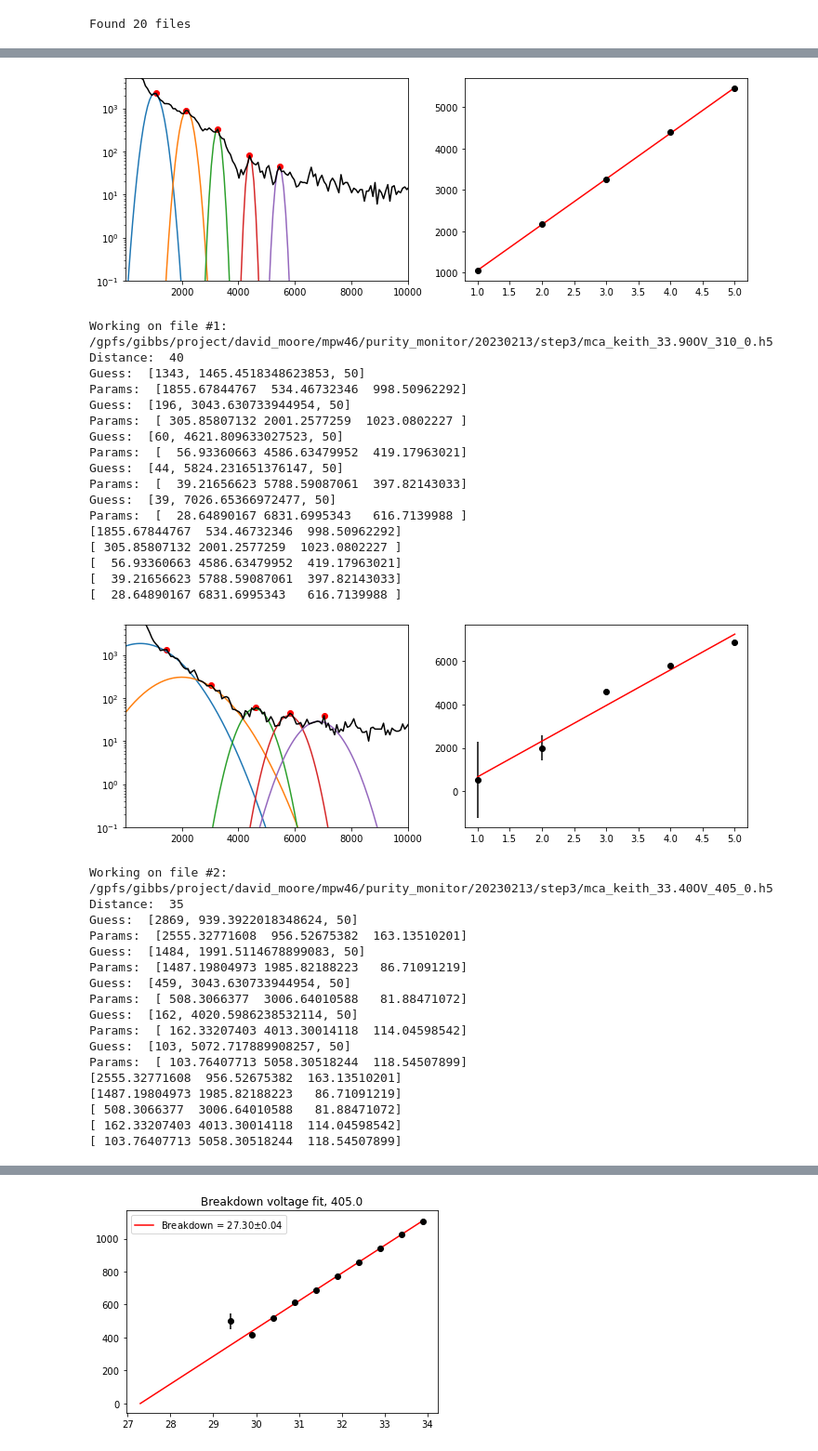
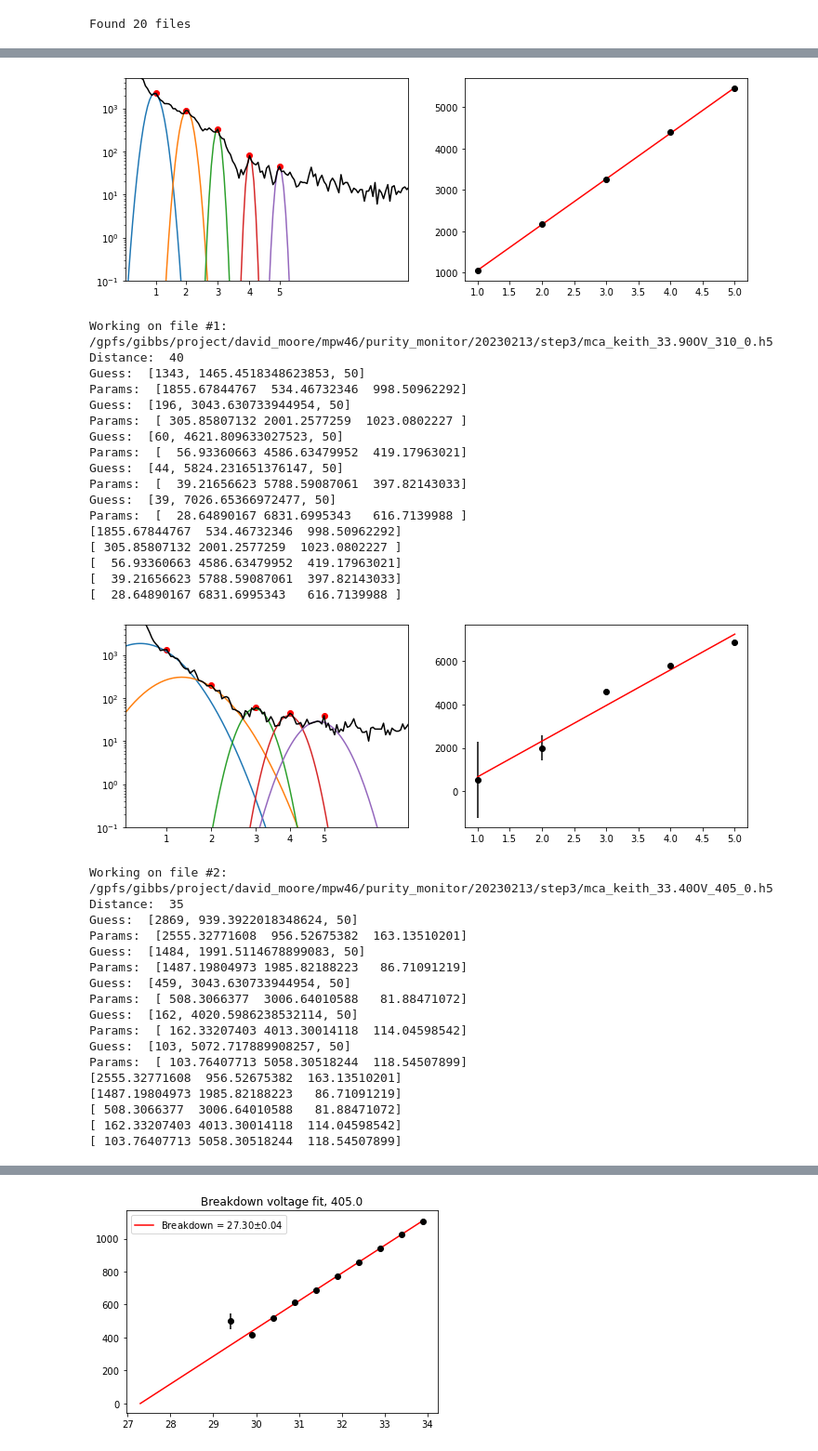
Before and after one commit to Moore-Lab/purity-monitor-analysis, a Jupyter notebook: SiPMAnalysis/Gain_fits.ipynb, the cells around one changed output, grey strips where cells are left out. Shown at 93% size. Cells and saved outputs as stored; diff of their text form; code cells hidden in the pictures.

```diff
--- a/SiPMAnalysis/Gain_fits.ipynb
+++ b/SiPMAnalysis/Gain_fits.ipynb
@@ -46,6 +46,8 @@ def find_peaks_and_fit(x_data, y_data, voltage, min_distance=20, max_peaks=5, mi
     peak_params = [] # parameters to plot the gaussian
     peak_number = 1 # corresponds to single photoelectron peak
     peaks = [] # list of where all the peaks are that are used in the fits
+    xtick_location = [] # list of locations of peaks for plotting
+
     for peak in peaks_index:
         if peak_number > max_peaks: # stopping the loop after we have reached the max number of peaks
             break
@@ -83,13 +85,14 @@ def find_peaks_and_fit(x_data, y_data, voltage, min_distance=20, max_peaks=5, mi
             print('fit failed')
             peak_params.append(initial_guess)
             gain_info.append([peak, mean_guess, np.nan])
+        xtick_location.append(x_data[peak])
 #             xx = np.linspace( x_data[peak] - 2*standard_deviation_guess, x_data[peak] + 2*standard_deviation_guess, 100 )
 
 #         gain_info.append([peak_number, params[1], np.sqrt(params_covariance[1,1])]) # peak number, mean, and covariance
         peak_number += 1 # (goes to n*spe until it reaches max_peak)
 
     plt.show()
-    return np.array(peak_params), np.array(gain_info), np.array(peaks)
+    return np.array(peak_params), np.array(gain_info), np.array(peaks), xtick_location
 # %%
 def gain_fit(pe_locations):
     fpts = ~np.isnan(pe_locations[:,1])
@@ -163,10 +166,10 @@ for i,(file, dist) in enumerate(zip(file_list, LED_distances)):
 
     # getting the peak and fit info
     if (file_wavelength != 'source') & (file_volts < 32): # if low OV data, first PE peak is a little lower
-        peak_info, pe_locs, peaks = find_peaks_and_fit(b, c, file_volts, min_distance=dist/3, min_thresh=5, peak_range=peak_range)
+        peak_info, pe_locs, peaks, xtick_locs = find_peaks_and_fit(b, c, file_volts, min_distance=dist/3, min_thresh=5, peak_range=peak_range)
 
     else:
-        peak_info, pe_locs, peaks = find_peaks_and_fit(b, c, file_volts, min_distance=dist/3, peak_range=peak_range)
+        peak_info, pe_locs, peaks, xtick_locs = find_peaks_and_fit(b, c, file_volts, min_distance=dist/3, peak_range=peak_range)
 
     plt.figure(figsize=(12,4))
     plt.subplot(1,2,1)
@@ -176,6 +179,7 @@ for i,(file, dist) in enumerate(zip(file_list, LED_distances)):
         print(fit_params)
         plt.plot(b, gauss_fun(b, *fit_params))
 
+    xtick_label = np.arange(1,6,1)
 #     plt.scatter(b, c, marker='.')
 #     plt.plot(b, c, 'k')
 #     plt.ylim(0.1, 350)
@@ -183,6 +187,7 @@ for i,(file, dist) in enumerate(zip(file_list, LED_distances)):
     plt.ylim(0.1, 5000)
 #     plt.ylim(0.1, np.max(mca_hist)*2)
     plt.xlim(0.1, 10000)
+    plt.xticks(xtick_locs, xtick_label)
 
 #     plt.xlim(0, guess_1pe*6)
 
@@ -211,35 +216,35 @@ Params:  [2260.33221599 1037.90496049  208.46287245]
 Guess:  [900, 2141.814220183486, 50]
 Params:  [ 916.0968956  2174.12917812  171.61939118]
 Guess:  [328, 3269.084862385321, 50]
 Params:  [ 330.90949208 3254.91238454  106.63964052]
 Guess:  [80, 4396.355504587156, 50]
 Params:  [  80.35449885 4404.38568737   85.39417353]
 Guess:  [45, 5448.474770642202, 50]
 Params:  [  45.         5448.47477064  100.37114271]
 [2260.33221599 1037.90496049  208.46287245]
 [ 916.0968956  2174.12917812  171.61939118]
 [ 330.90949208 3254.91238454  106.63964052]
 [  80.35449885 4404.38568737   85.39417353]
 [  45.         5448.47477064  100.37114271]
-[figure, old version]
+[figure, new version]
 Working on file #1: /gpfs/gibbs/project/david_moore/mpw46/purity_monitor/20230213/step3/mca_keith_33.90OV_310_0.h5
 Distance:  40
 Guess:  [1343, 1465.4518348623853, 50]
 Params:  [1855.67844767  534.46732346  998.50962292]
 Guess:  [196, 3043.630733944954, 50]
 Params:  [ 305.85807132 2001.2577259  1023.0802227 ]
 Guess:  [60, 4621.809633027523, 50]
 Params:  [  56.93360663 4586.63479952  419.17963021]
 Guess:  [44, 5824.231651376147, 50]
 Params:  [  39.21656623 5788.59087061  397.82143033]
 Guess:  [39, 7026.65366972477, 50]
 Params:  [  28.64890167 6831.6995343   616.7139988 ]
 [1855.67844767  534.46732346  998.50962292]
 [ 305.85807132 2001.2577259  1023.0802227 ]
 [  56.93360663 4586.63479952  419.17963021]
 [  39.21656623 5788.59087061  397.82143033]
 [  28.64890167 6831.6995343   616.7139988 ]
-[figure, old version]
+[figure, new version]
 Working on file #2: /gpfs/gibbs/project/david_moore/mpw46/purity_monitor/20230213/step3/mca_keith_33.40OV_405_0.h5
 Distance:  35
 Guess:  [2869, 939.3922018348624, 50]
```
Also changed, not shown: parts of 1 cell of this notebook.
